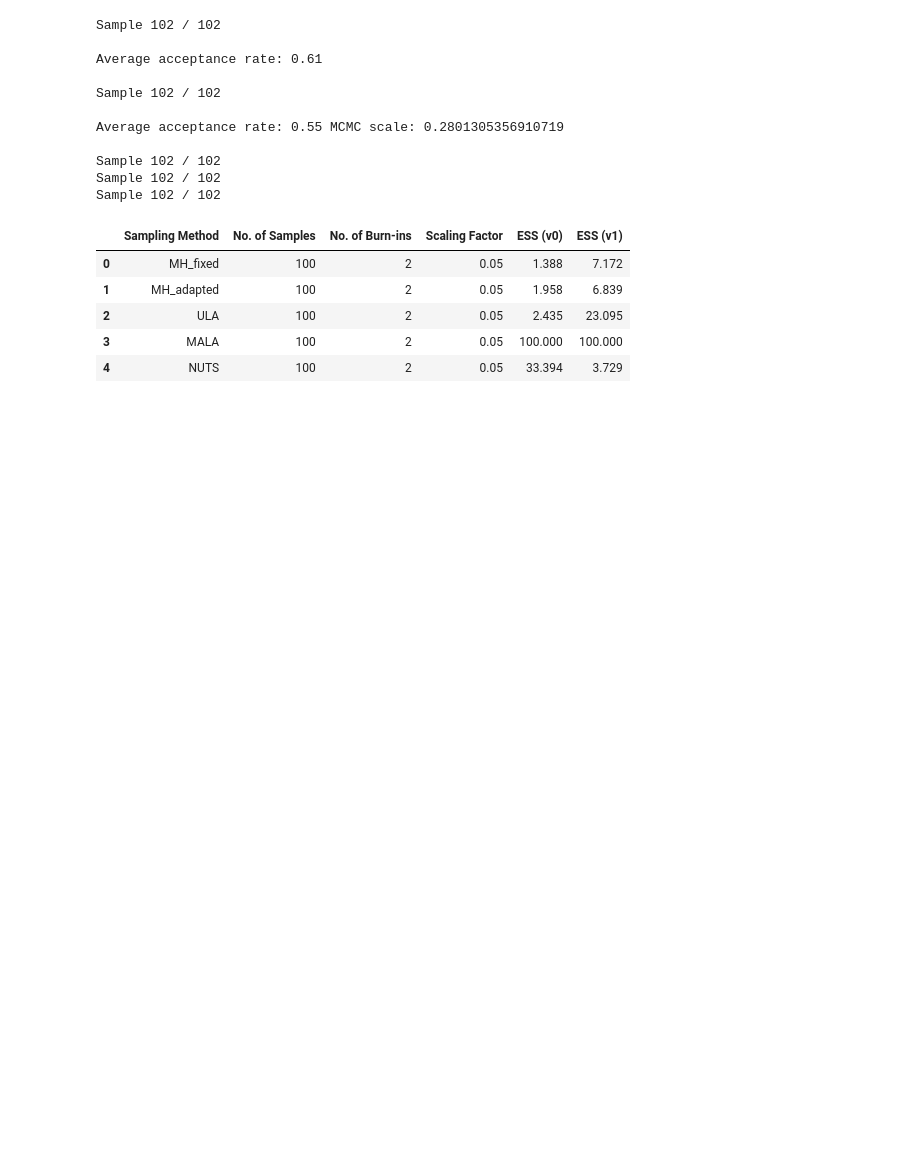
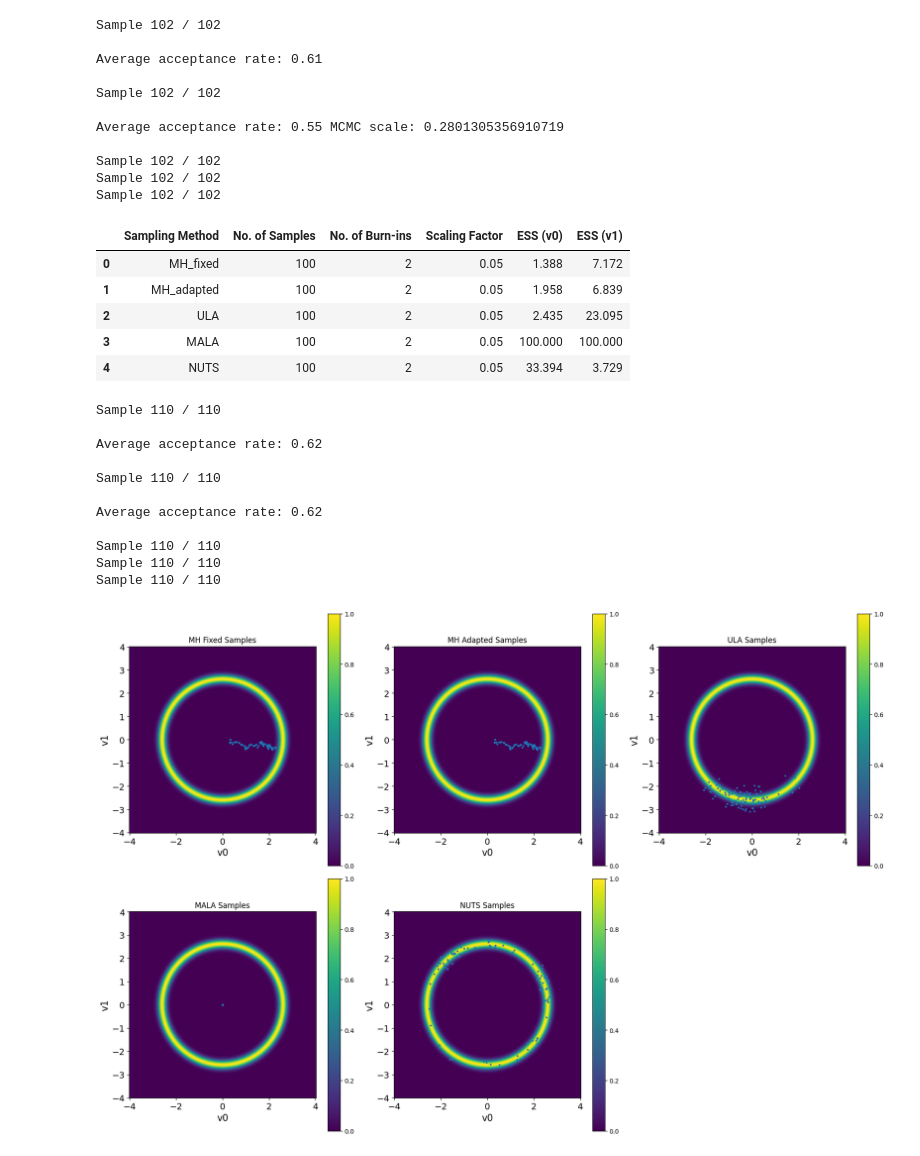
Before and after one commit to CUQI-DTU/CUQIpy-Benchmarks, a Jupyter notebook: table-donut.ipynb, the cells around one changed output. Saved outputs shown, nothing was run; the diff lists cells and outputs as text; code cells hidden in the pictures; blank space fills up the shorter version.

```diff
--- a/table-donut.ipynb
+++ b/table-donut.ipynb
@@ -69,2 +68,0 @@ MH_sampler = MH(target_donut, scale=scale_MH_fixed, x0=np.array([0,0]))
-# %%
-MH_fixed_samples = MH_sampler.sample(Ns_MH_fixed, Nb_MH_fixed) #MH fixed sampling
@@ -77,6 +68,0 @@ ess_MH_fixed = MH_fixed_samples.compute_ess()
-# %%
-Ns_MH_adapted = 8500
-Nb_MH_adapted = 1500
-
-MH_adapted_samples = MH_sampler.sample_adapt(Ns_MH_adapted, Nb_MH_adapted)
-ess_MH_adapted = MH_adapted_samples.compute_ess()
@@ -87,6 +68,0 @@ Average acceptance rate: 0.5038823529411764 MCMC scale: 0.38003425321366907
-# %%
-scale_ULA = 0.065
-ULA_sampler = ULA(target=target_donut, scale=scale_ULA, x0=np.array([0,0]))
-Ns_ULA  = 1000
-ULA_samples = ULA_sampler.sample(Ns_ULA)
-ess_ULA = ULA_samples.compute_ess()
@@ -236,0 +241,15 @@ Sample 102 / 102
+# %%
+plot_sampling(target_donut, 0.05, 100, 10 ,x0 = np.array([0,0]), seed = 12)
+# %% [output]
+Sample 110 / 110
+
+Average acceptance rate: 0.62
+
+Sample 110 / 110
+
+Average acceptance rate: 0.62
+
+Sample 110 / 110
+Sample 110 / 110
+Sample 110 / 110
+[figure, added]
```
Also changed, not shown: parts of 23 cells of this notebook.
